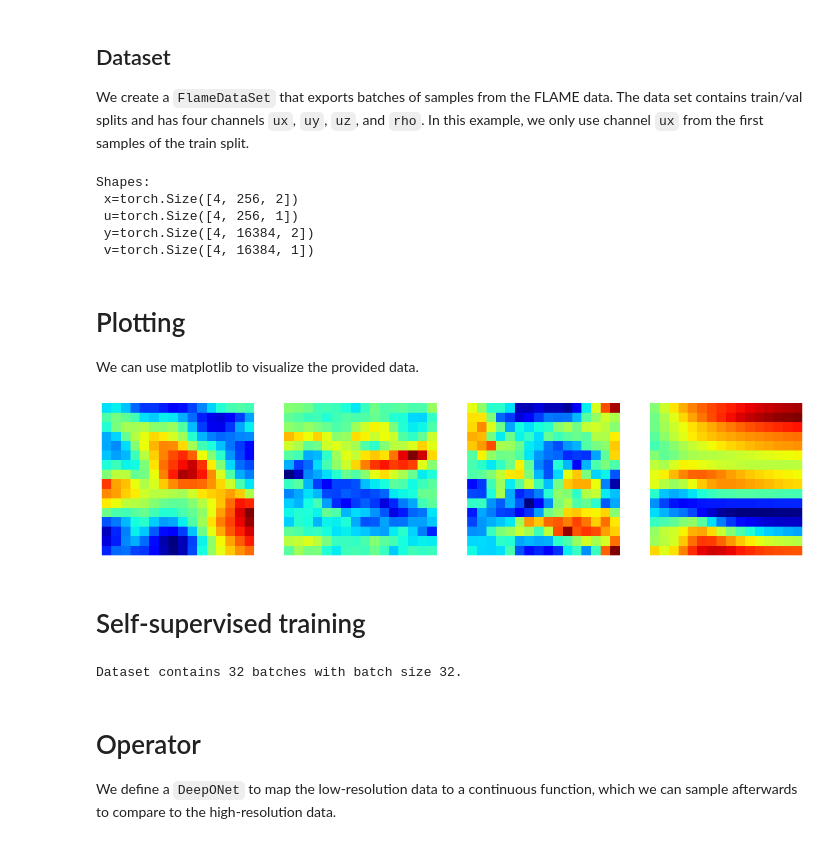
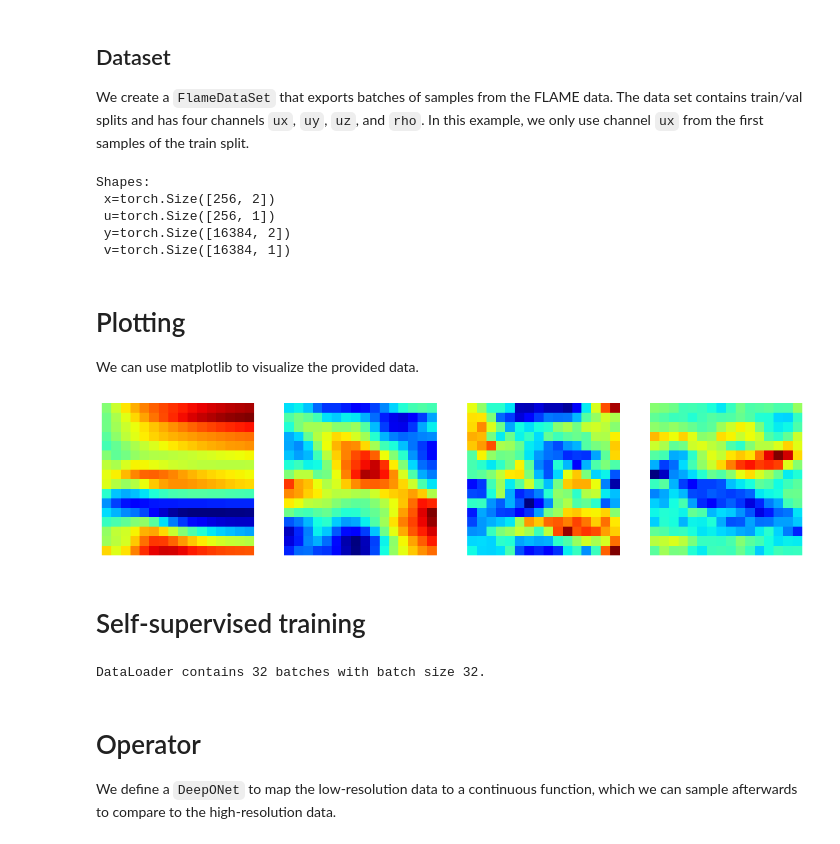
Before and after one commit to aai-institute/continuiti, a Jupyter notebook: notebooks/superresolution.ipynb, the cells around one changed output. Saved outputs shown, nothing was run; the diff lists cells and outputs as text; code cells hidden in the pictures.

```diff
--- a/notebooks/superresolution.ipynb
+++ b/notebooks/superresolution.ipynb
@@ -38,15 +38,14 @@ loader = FlameDataLoader(path='../data/flame')
 flame = FlameDataSet(loader, size=N, split="val", channels=["ux"])
 
 # Print shapes of first sample
-first_batch = flame[0]
-x, u, y, v = first_batch
+x, u, y, v = flame[0]
 print(f"Shapes:\n x={x.shape}\n u={u.shape}\n y={y.shape}\n v={v.shape}")
 # %% [output]
 Shapes:
- x=torch.Size([4, 256, 2])
- u=torch.Size([4, 256, 1])
- y=torch.Size([4, 16384, 2])
- v=torch.Size([4, 16384, 1])
+ x=torch.Size([256, 2])
+ u=torch.Size([256, 1])
+ y=torch.Size([16384, 2])
+ v=torch.Size([16384, 1])
 # %% [markdown]
 # Plotting
 
@@ -54,21 +53,22 @@ We can use matplotlib to visualize the provided data.
 # %%
 fig, ax = plt.subplots(1, N, figsize=(4 * N, 4))
 if N == 1:
     ax = [ax]
 for i in range(N):
-    u = first_batch[1][i]
+    u = flame[i][1]
     um = u.reshape((16, 16)).flip(1).T.cpu()
     ms = ax[i].matshow(um, cmap="jet")
     ax[i].axis('off')
 # %% [output]
-[figure, old version]
+[figure, new version]
 # %% [markdown]
 # Self-supervised training
 # %%
-dataset = SelfSupervisedDataSet(flame.x, flame.u, batch_size=32, shuffle=True)
-print(f"Dataset contains {len(dataset)} batches with batch size {dataset.batch_size}.")
+dataset = SelfSupervisedDataSet(flame.x, flame.u)
+dataloader = torch.utils.data.DataLoader(dataset, batch_size=32, shuffle=True)
+print(f"DataLoader contains {len(dataloader)} batches with batch size {dataloader.batch_size}.")
 # %% [output]
-Dataset contains 32 batches with batch size 32.
+DataLoader contains 32 batches with batch size 32.
 # %% [markdown]
 # Operator
 
```
Also changed, not shown: parts of 3 cells of this notebook, 8 other files.
